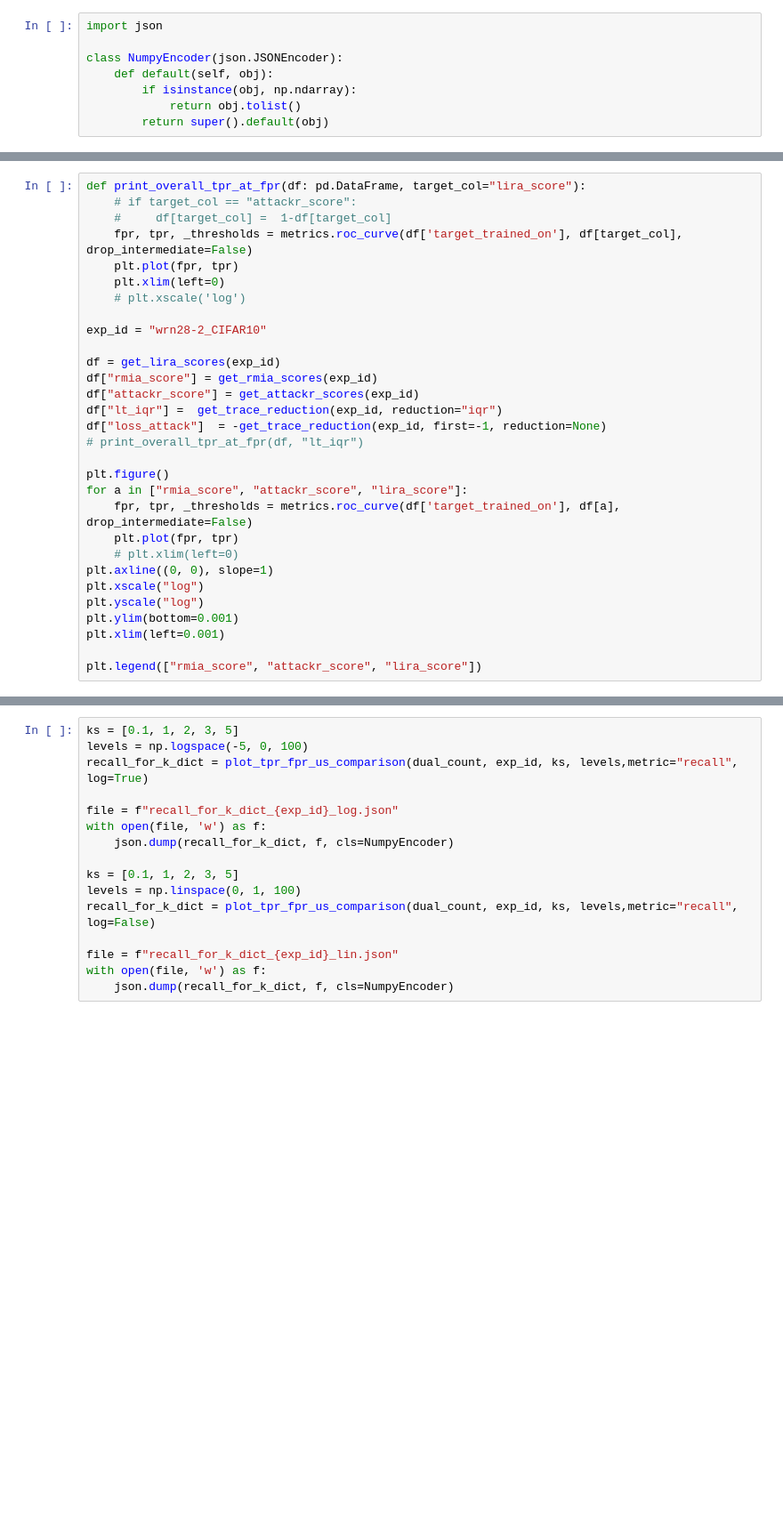
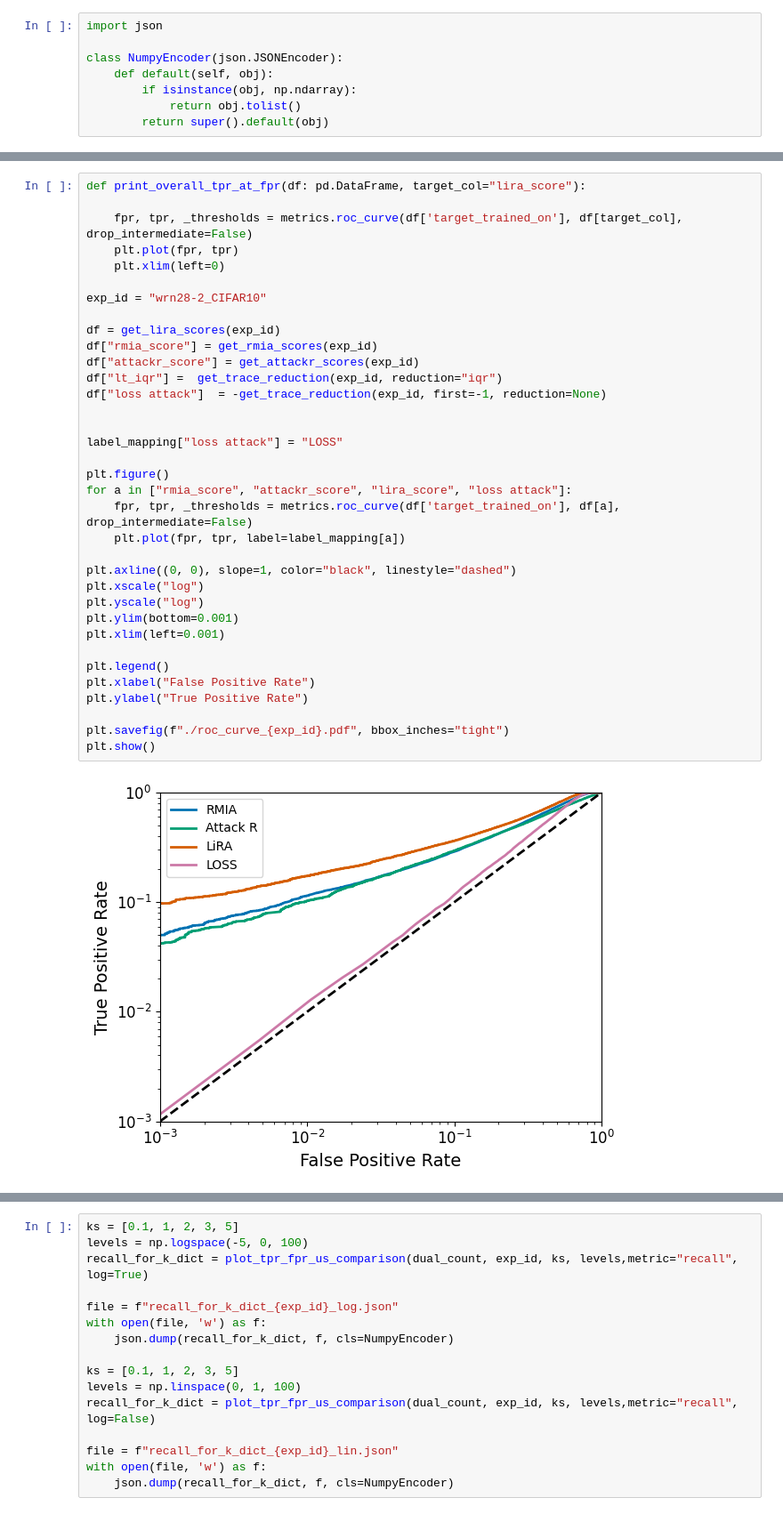
Before and after one commit to varshb/loss-traces-defenses, a Jupyter notebook: results/plots.ipynb, the cells around one changed output, grey strips where cells are left out. Shown: that part at 89% size. Cells and saved outputs as stored; diff of their text form; blank space fills up the shorter version.

```diff
--- a/results/plots.ipynb
+++ b/results/plots.ipynb
@@ -372,32 +408,39 @@ for level in [0.001]:
 # %%
 def print_overall_tpr_at_fpr(df: pd.DataFrame, target_col="lira_score"):
-    # if target_col == "attackr_score":
-    #     df[target_col] =  1-df[target_col]
+
     fpr, tpr, _thresholds = metrics.roc_curve(df['target_trained_on'], df[target_col], drop_intermediate=False)
     plt.plot(fpr, tpr)
     plt.xlim(left=0)
-    # plt.xscale('log')
 
 exp_id = "wrn28-2_CIFAR10"
 
 df = get_lira_scores(exp_id)
 df["rmia_score"] = get_rmia_scores(exp_id)
 df["attackr_score"] = get_attackr_scores(exp_id)
 df["lt_iqr"] =  get_trace_reduction(exp_id, reduction="iqr")
-df["loss_attack"]  = -get_trace_reduction(exp_id, first=-1, reduction=None)
-# print_overall_tpr_at_fpr(df, "lt_iqr")
+df["loss attack"]  = -get_trace_reduction(exp_id, first=-1, reduction=None)
+
+
+label_mapping["loss attack"] = "LOSS"
 
 plt.figure()
-for a in ["rmia_score", "attackr_score", "lira_score"]:
+for a in ["rmia_score", "attackr_score", "lira_score", "loss attack"]:
     fpr, tpr, _thresholds = metrics.roc_curve(df['target_trained_on'], df[a], drop_intermediate=False)
-    plt.plot(fpr, tpr)
-    # plt.xlim(left=0)
-plt.axline((0, 0), slope=1)
+    plt.plot(fpr, tpr, label=label_mapping[a])
+
+plt.axline((0, 0), slope=1, color="black", linestyle="dashed")
 plt.xscale("log")
 plt.yscale("log")
 plt.ylim(bottom=0.001)
 plt.xlim(left=0.001)
 
-plt.legend(["rmia_score", "attackr_score", "lira_score"])
+plt.legend()
+plt.xlabel("False Positive Rate")
+plt.ylabel("True Positive Rate")
+
+plt.savefig(f"./roc_curve_{exp_id}.pdf", bbox_inches="tight")
+plt.show()
+# %% [output]
+[figure, added]
 # %%
 k=1
```
Also changed, not shown: parts of 23 cells of this notebook.
